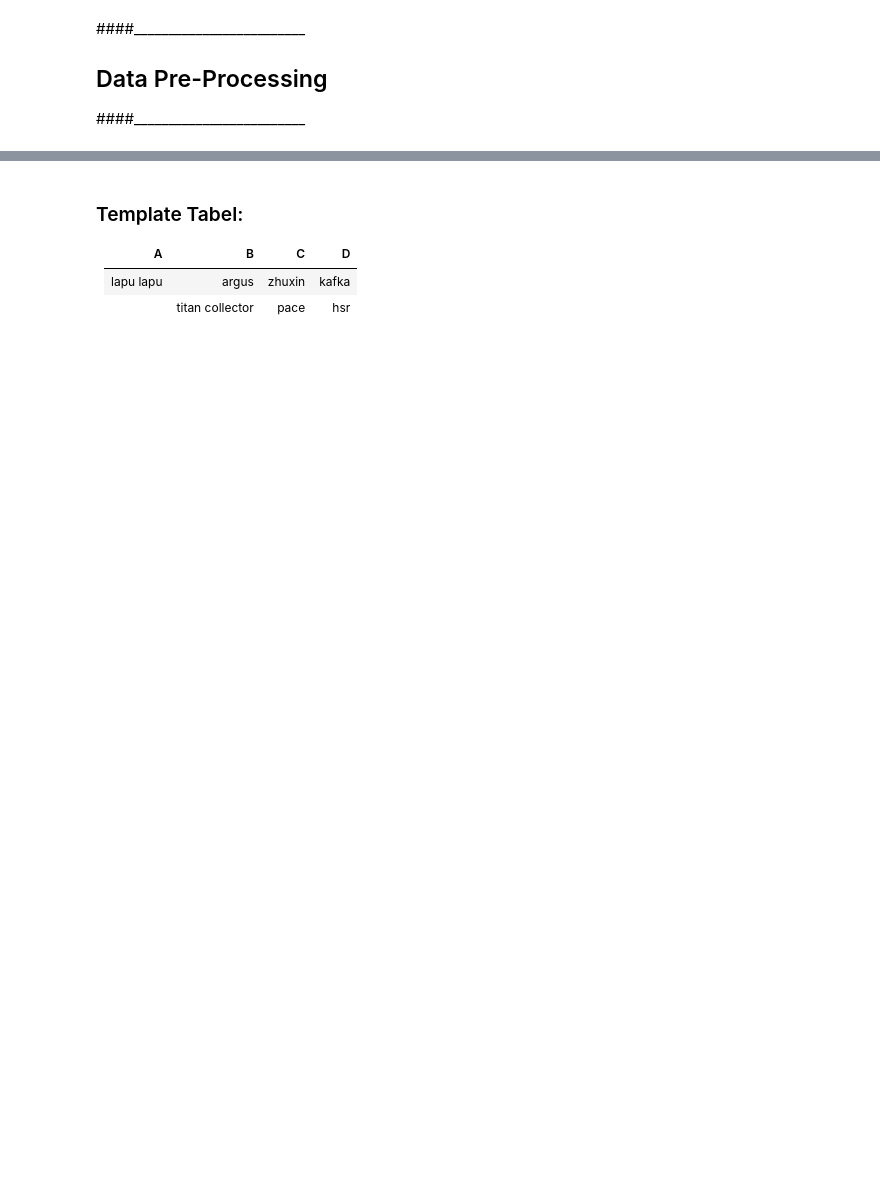
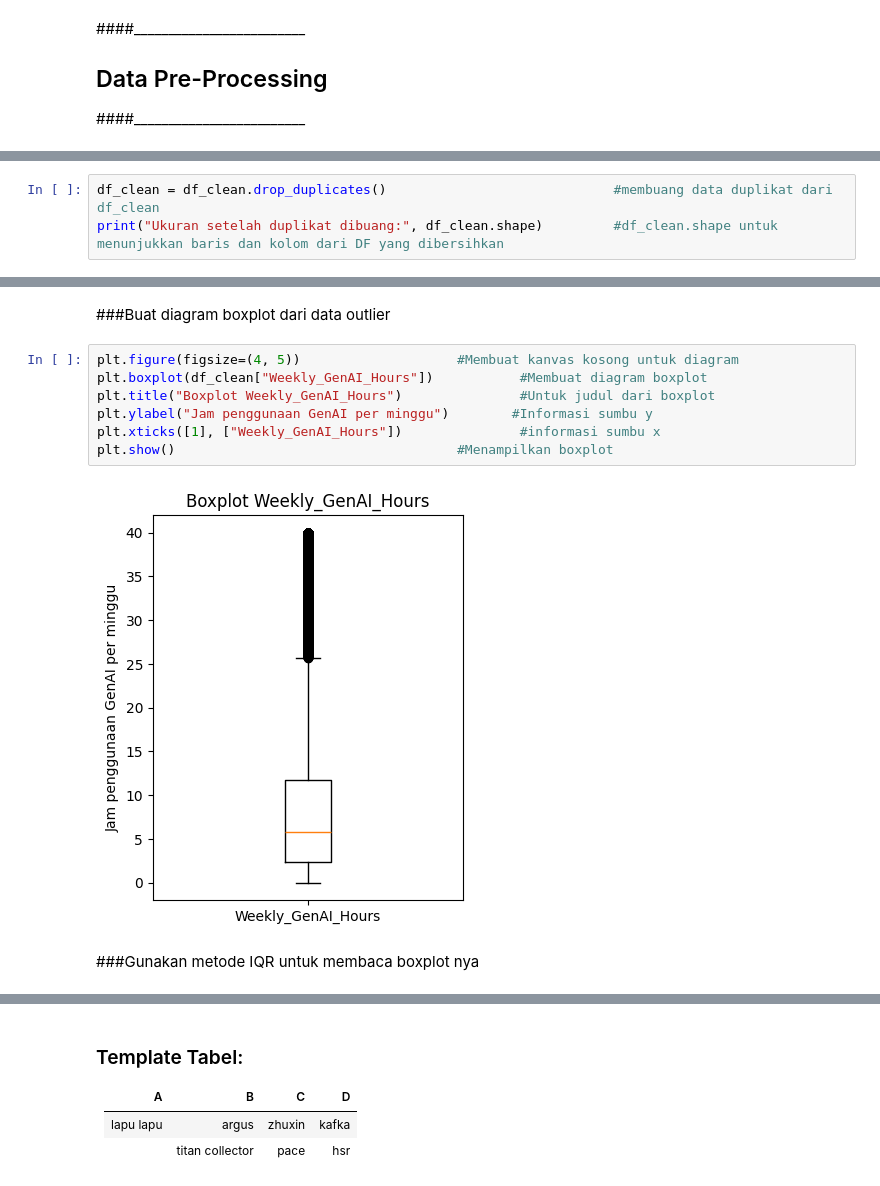
Before and after one commit to Shxrp08/Project_SG_I-Smile_Group6_2026, a Jupyter notebook: Project_SG_Group_6.ipynb, the cells around one changed output, grey strips where cells are left out. Drawn from its saved outputs; the diff is of its cells as text; blank space fills up the shorter version.

```diff
--- a/Project_SG_Group_6.ipynb
+++ b/Project_SG_Group_6.ipynb
@@ -260,0 +317,3 @@ dtype: float64
+# %%
+df_clean = df_clean.drop_duplicates()                             #membuang data duplikat dari df_clean
+print("Ukuran setelah duplikat dibuang:", df_clean.shape)         #df_clean.shape untuk menunjukkan baris dan kolom dari DF yang dibersihkan
@@ -260,0 +336,13 @@ dtype: float64
+# %% [markdown]
+###Buat diagram boxplot dari data outlier
+# %%
+plt.figure(figsize=(4, 5))                    #Membuat kanvas kosong untuk diagram
+plt.boxplot(df_clean["Weekly_GenAI_Hours"])           #Membuat diagram boxplot
+plt.title("Boxplot Weekly_GenAI_Hours")               #Untuk judul dari boxplot
+plt.ylabel("Jam penggunaan GenAI per minggu")        #Informasi sumbu y
+plt.xticks([1], ["Weekly_GenAI_Hours"])               #informasi sumbu x
+plt.show()                                    #Menampilkan boxplot
+# %% [output]
+[figure, added]
+# %% [markdown]
+###Gunakan metode IQR untuk membaca boxplot nya
```
Also changed, not shown: parts of 29 cells of this notebook.
